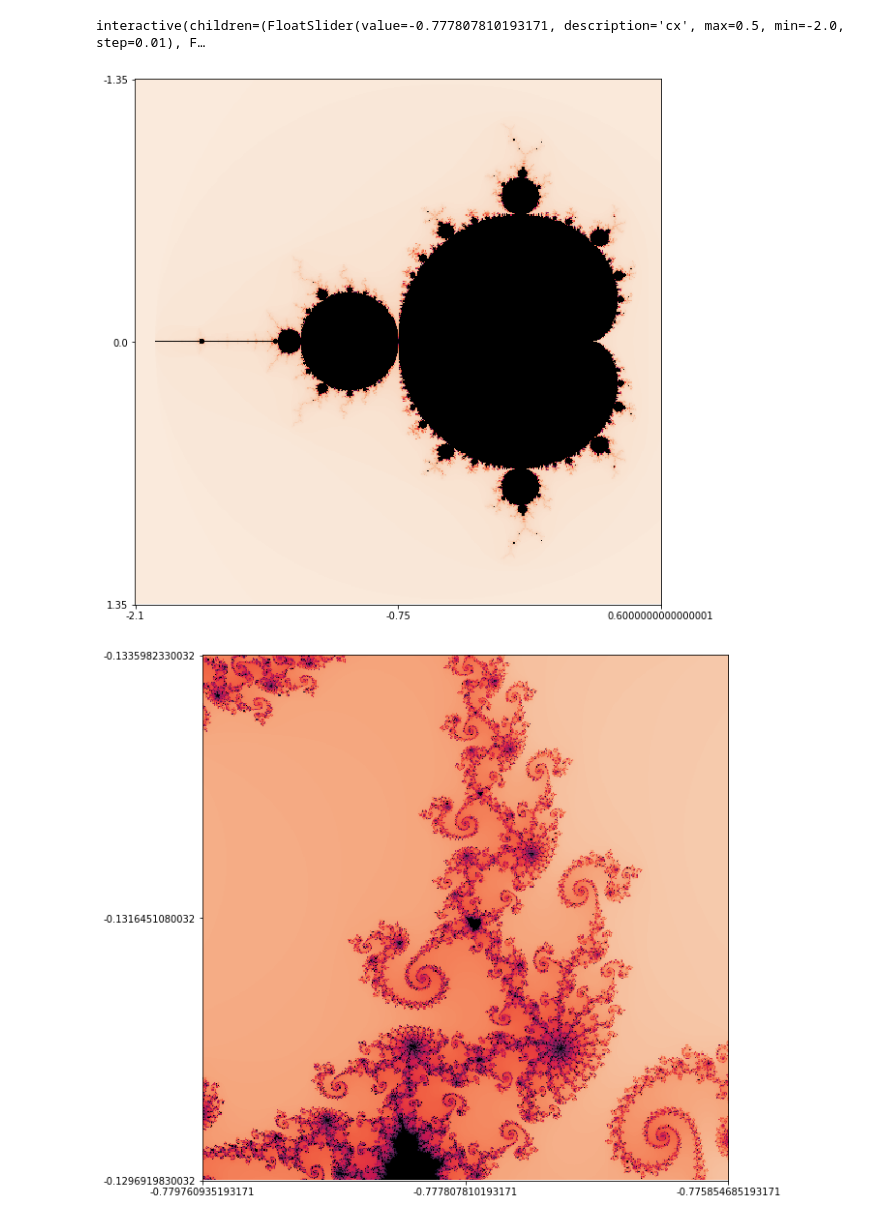
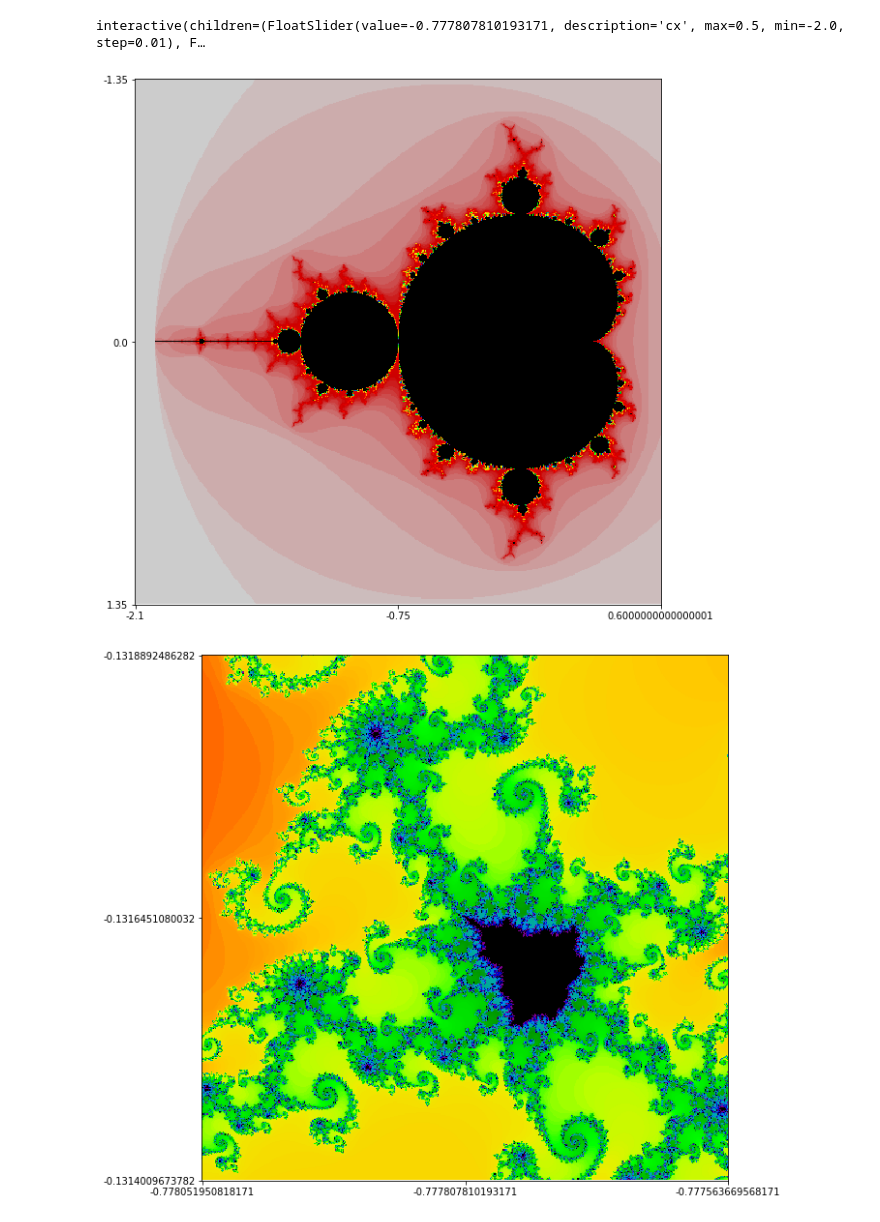
Before and after one commit to abionics/SomeFractals, a Jupyter notebook: mandelbrot_set/mandelbrot_set.ipynb, the cells around one changed output. Cells and saved outputs as stored; diff of their text form; code cells hidden in the pictures.

Commit message:
Change color of Mandelbrot Set

```diff
--- a/mandelbrot_set/mandelbrot_set.ipynb
+++ b/mandelbrot_set/mandelbrot_set.ipynb
@@ -23,7 +23,7 @@ def mandelbrot_function(c: complex, iterations: int):
 
 @jit  # don't use default args with numba.jit
 def colorize_mandelbrot_set(left: complex, right: complex, iterations: int, resolution: int):
-    palette = color_palette('rocket_r', iterations)
+    palette = color_palette('nipy_spectral_r', iterations)
     xs = [left.real, right.real]
     xs.sort()
     x_min, x_max = xs
@@ -88,9 +88,9 @@ interactive(children=(FloatSlider(value=-0.777807810193171, description='cx', ma
 if __name__ == '__main__':
     main(-0.75, 0, zoom=1.35)
 # %% [output]
-[figure, old version]
+[figure, new version]
 # %%
 if __name__ == '__main__':
-    main(-0.777807810193171, 0.1316451080032, zoom=2 ** -9)
+    main(-0.777807810193171, 0.1316451080032, zoom=2 ** -12)
 # %% [output]
-[figure, old version]
+[figure, new version]
```
Also changed, not shown: 2 other files.
